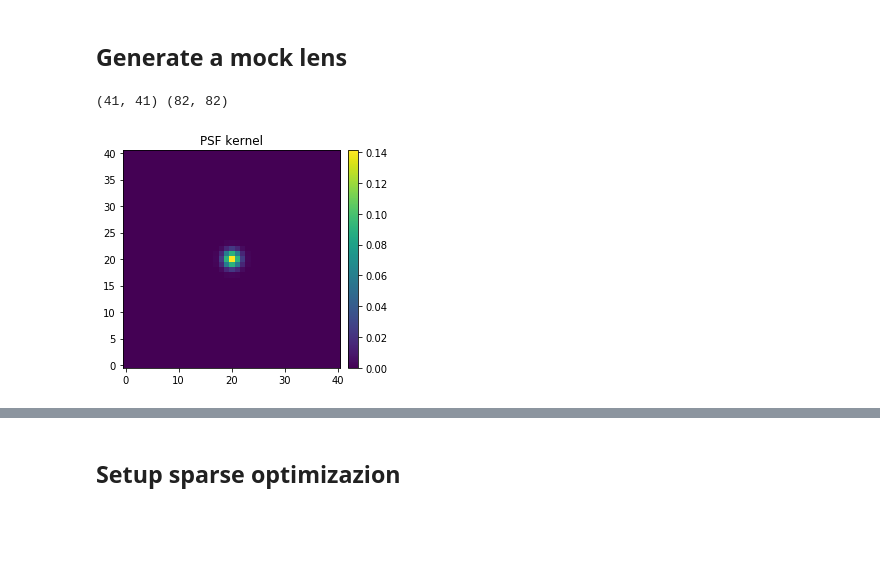
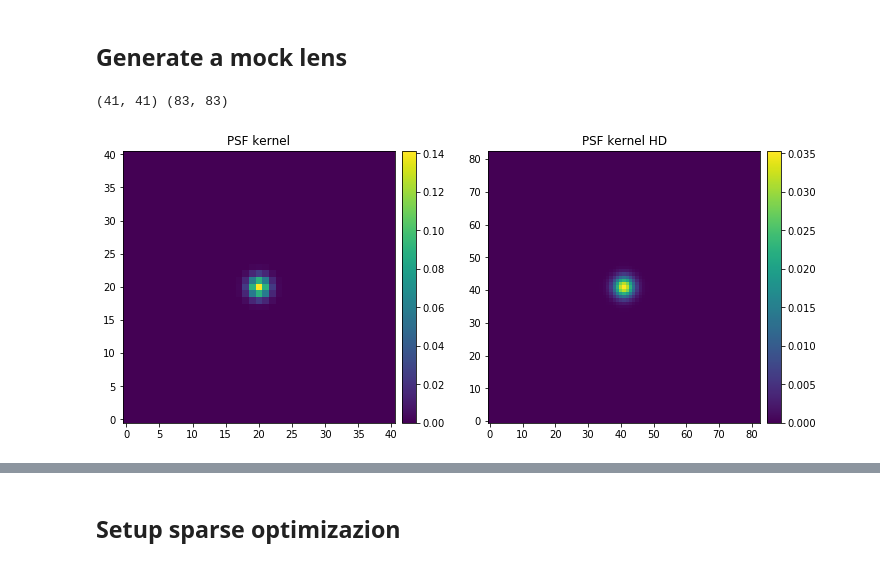
Before and after one commit to aymgal/SLITronomy, a Jupyter notebook: thirdparty/dev_notebooks/timing_autodiff.ipynb, the cells around one changed output, grey strips where cells are left out. Drawn from its saved outputs; the diff is of its cells as text; code cells hidden in the pictures; blank space fills up the shorter version.

```diff
--- a/thirdparty/dev_notebooks/timing_autodiff.ipynb
+++ b/thirdparty/dev_notebooks/timing_autodiff.ipynb
@@ -99,18 +81,24 @@ data_class = ImageData(**kwargs_data)
 # %%
 # PSF specification
 psf_kernel = kernel_util.kernel_gaussian(psf_num_pix, delta_pix, psf_fwhm)
-psf_kernel_hd = kernel_util.kernel_gaussian(int(psf_num_pix*subgrid_res_source),
-                                              delta_pix/subgrid_res_source,
-                                              psf_fwhm)
+psf_num_pix_hd = int(np.ceil(psf_num_pix * subgrid_res_source) // 2 * 2 + 1)  # Round up to nearest odd number
+psf_kernel_hd = kernel_util.kernel_gaussian(psf_num_pix_hd, delta_pix / subgrid_res_source, psf_fwhm)
 print(psf_kernel.shape, psf_kernel_hd.shape)
+
 kwargs_psf = {'psf_type': 'PIXEL', 'kernel_point_source': psf_kernel}
 psf_class = PSF(**kwargs_psf)
+kwargs_psf_hd = {'psf_type': 'PIXEL', 'kernel_point_source': psf_kernel_hd}
+psf_class_hd = PSF(**kwargs_psf_hd)
 
-plt.title("PSF kernel")
-im = plt.imshow(psf_class.kernel_point_source, origin='lower')
-nice_colorbar(im)
+fig, (ax1, ax2) = plt.subplots(1, 2, figsize=(12, 5))
+im_psf = ax1.imshow(psf_class.kernel_point_source, origin='lower')
+ax1.set_title("PSF kernel")
+nice_colorbar(im_psf)
+im_psf_hd = ax2.imshow(psf_class_hd.kernel_point_source, origin='lower')
+ax2.set_title("PSF kernel HD")
+nice_colorbar(im_psf_hd)
 plt.show()
 # %% [output]
-(41, 41) (82, 82)
+(41, 41) (83, 83)
-[figure, old version]
+[figure, new version]
 # %%
```
Also changed, not shown: parts of 37 cells of this notebook, 3 other files.
